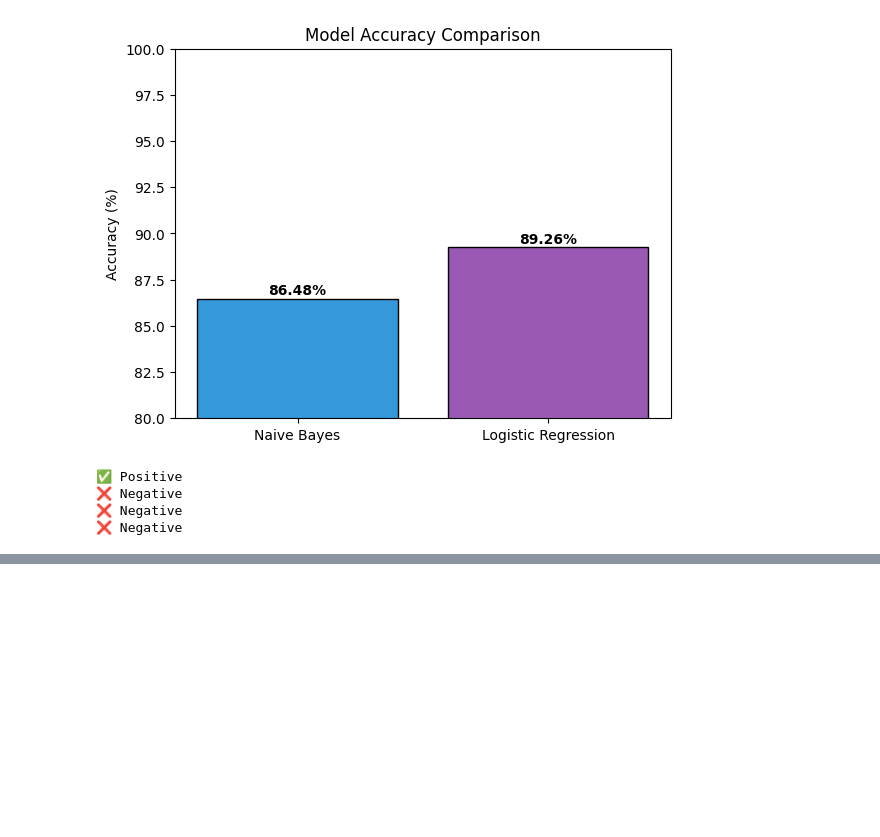
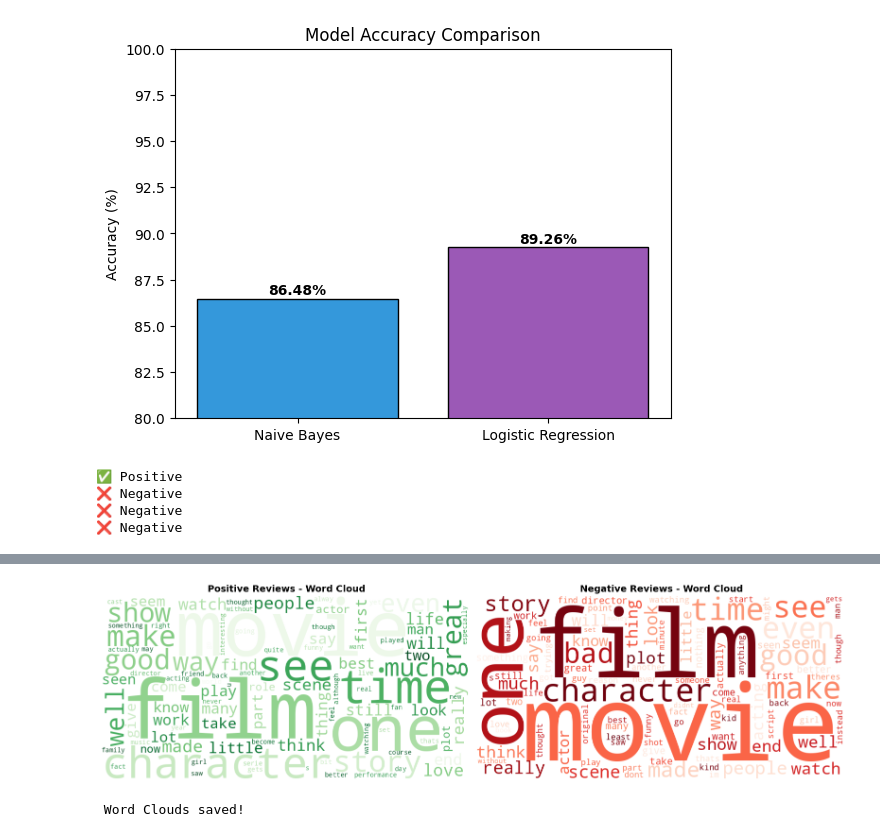
Before and after one commit to wilsonkatam9/Sentiment-analysis-IMBD, a Jupyter notebook: Sentiment_Analysis.ipynb, the cells around one changed output, grey strips where cells are left out. Saved outputs shown, nothing was run; the diff lists cells and outputs as text; code cells hidden in the pictures; blank space fills up the shorter version.

```diff
--- a/Sentiment_Analysis.ipynb
+++ b/Sentiment_Analysis.ipynb
@@ -170,0 +254,33 @@ print(predict_sentiment("Not a good movie"))
+# %%
+from wordcloud import WordCloud
+
+positive_text = ' '.join(train_df[train_df['label'] == 1]['clean_text'])
+negative_text = ' '.join(train_df[train_df['label'] == 0]['clean_text'])
+
+fig, axes = plt.subplots(1, 2, figsize=(16, 6))
+
+# Positive Word Cloud
+wc_pos = WordCloud(width=800, height=400,
+                   background_color='white',
+                   colormap='Greens',
+                   max_words=100).generate(positive_text)
+axes[0].imshow(wc_pos, interpolation='bilinear')
+axes[0].axis('off')
+axes[0].set_title(' Positive Reviews - Word Cloud', fontsize=14, fontweight='bold')
+
+# Negative Word Cloud
+wc_neg = WordCloud(width=800, height=400,
+                   background_color='white',
+                   colormap='Reds',
+                   max_words=100).generate(negative_text)
+axes[1].imshow(wc_neg, interpolation='bilinear')
+axes[1].axis('off')
+axes[1].set_title(' Negative Reviews - Word Cloud', fontsize=14, fontweight='bold')
+
+plt.tight_layout()
+plt.savefig('wordcloud.png', dpi=150, bbox_inches='tight')
+plt.show()
+print(" Word Clouds saved!")
+# %% [output]
+[figure, added]
+ Word Clouds saved!
```
Also changed, not shown: parts of 6 cells of this notebook.
